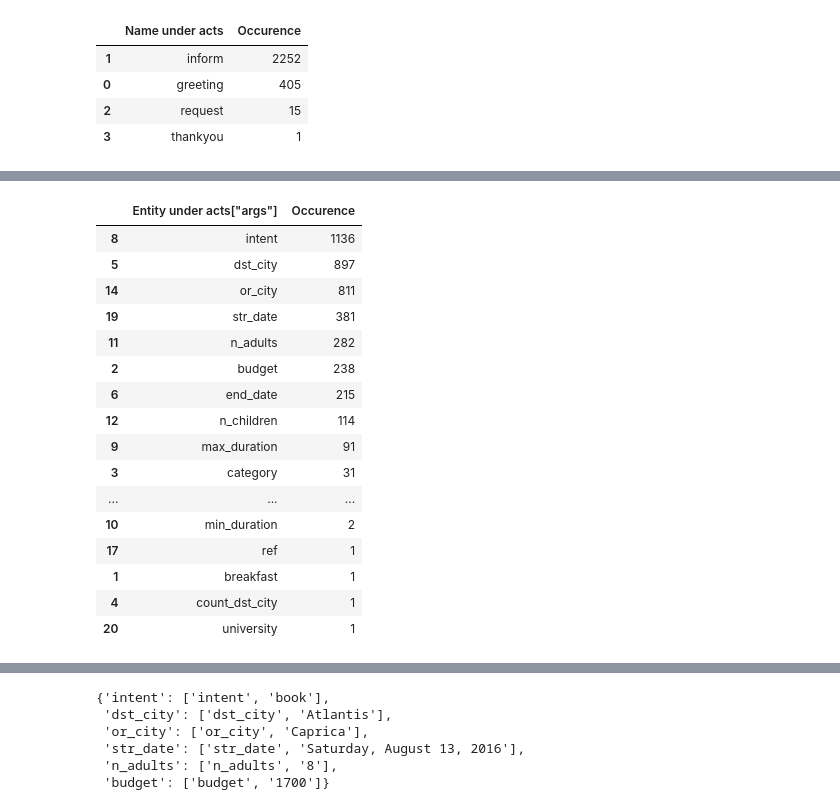
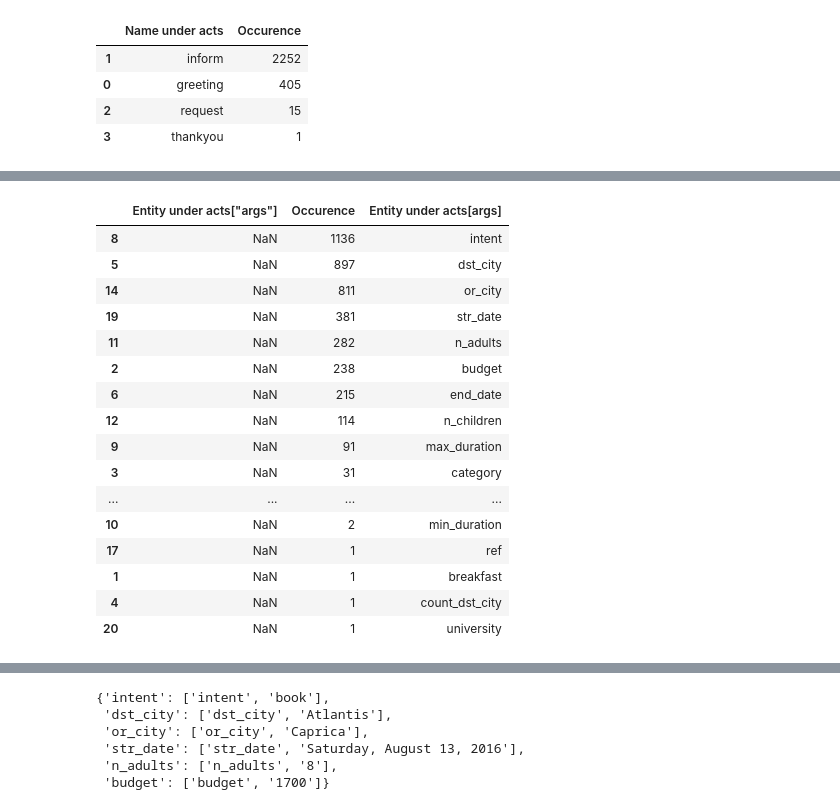
Before and after one commit to blanchonnicolas/IA_Chatbot_FlightBooking, a Jupyter notebook: EDA.ipynb, the cells around one changed output, grey strips where cells are left out. Drawn from its saved outputs; the diff is of its cells as text; code cells hidden in the pictures.

```diff
--- a/EDA.ipynb
+++ b/EDA.ipynb
@@ -205,40 +232,40 @@ name_analysis.sort_values(by=['Occurence'], ascending=False)
 # %%
 # Etract values recognized by BOT and usefull for our application # In labels column: 'acts': [{'name':
 interesting_entities = []
 for entry_id in range(0,1369):
     for dialog_step in [data['turns'][entry_id][:1]]: # We look into 2 first dialogs only
         for dialog in dialog_step:
             if dialog["author"] == "user": # We catch only user dialog
                 acts = dialog["labels"]["acts"] # We look into labels info from turns, and more precisely under "act" column (Exclusion of 'acts_without_refs')
                 for act in acts:
                     if act["args"]:
                         for arg in act["args"]:
                             if "key" in arg: #info structure like: {'val': 'Atlantis', 'key': 'dst_city'},{'val': 'Caprica', 'key': 'or_city'}
                                 key = arg["key"]
                                 interesting_entities.append(key)
 
 interesting_entities_unique, interesting_entities_count = np.unique(interesting_entities, return_counts=True)
 # for i in range(len(interesting_entities_unique)):
 #     print(f"Entity : {interesting_entities_unique[i]} occurence = {interesting_entities_count[i]}")
 entity_analysis = pd.DataFrame(columns=['Entity under acts["args"]', 'Occurence'])
-entity_analysis['Entity under acts["args"]'] = interesting_entities_unique
+entity_analysis['Entity under acts[args]'] = interesting_entities_unique
 entity_analysis['Occurence'] = interesting_entities_count
 entity_analysis.sort_values(by=['Occurence'], ascending=False)
 # %% [output]
-|  | Entity under acts["args"] | Occurence |
-| 8 | intent | 1136 |
-| 5 | dst_city | 897 |
-| 14 | or_city | 811 |
-| 19 | str_date | 381 |
-| 11 | n_adults | 282 |
-| 2 | budget | 238 |
-| 6 | end_date | 215 |
-| 12 | n_children | 114 |
-| 9 | max_duration | 91 |
-| 3 | category | 31 |
-| ... | ... | ... |
-| 10 | min_duration | 2 |
-| 17 | ref | 1 |
-| 1 | breakfast | 1 |
-| 4 | count_dst_city | 1 |
-| 20 | university | 1 |
+|  | Entity under acts["args"] | Occurence | Entity under acts[args] |
+| 8 | NaN | 1136 | intent |
+| 5 | NaN | 897 | dst_city |
+| 14 | NaN | 811 | or_city |
+| 19 | NaN | 381 | str_date |
+| 11 | NaN | 282 | n_adults |
+| 2 | NaN | 238 | budget |
+| 6 | NaN | 215 | end_date |
+| 12 | NaN | 114 | n_children |
+| 9 | NaN | 91 | max_duration |
+| 3 | NaN | 31 | category |
+| ... | ... | ... | ... |
+| 10 | NaN | 2 | min_duration |
+| 17 | NaN | 1 | ref |
+| 1 | NaN | 1 | breakfast |
+| 4 | NaN | 1 | count_dst_city |
+| 20 | NaN | 1 | university |
```
Also changed, not shown: parts of 11 cells of this notebook, 10 other files.
